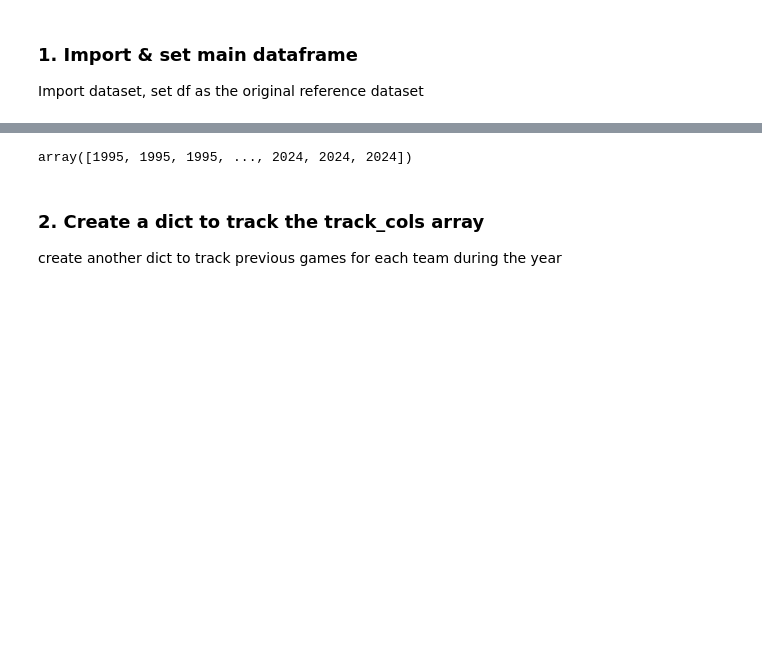
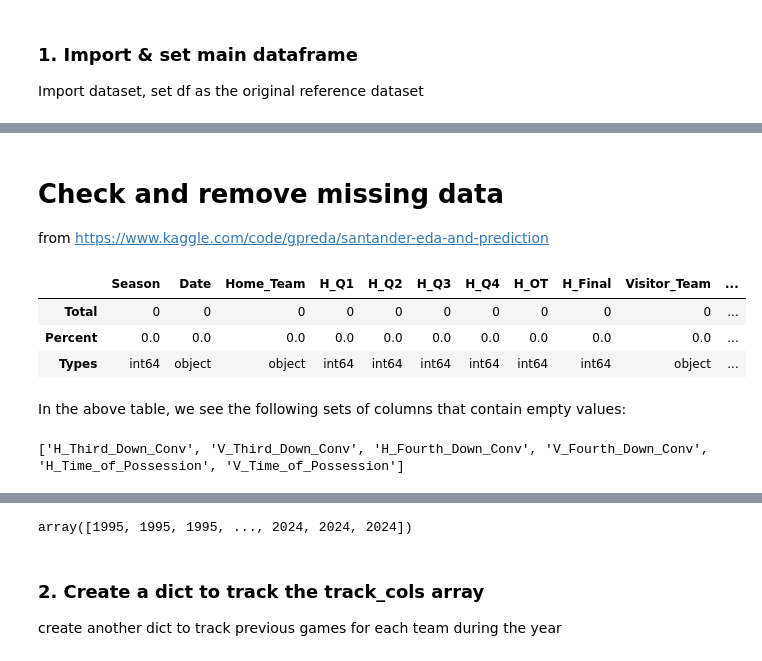
Before and after one commit to forbesjon2/NFL, a Jupyter notebook: SidingWindowNFL.ipynb, the cells around one changed output, grey strips where cells are left out. Saved outputs shown, nothing was run; the diff lists cells and outputs as text; code cells hidden in the pictures; blank space fills up the shorter version.

Commit message:
Continued feature selection & EDA
Created meta columns, reformatted unused columns, etc

```diff
--- a/SidingWindowNFL.ipynb
+++ b/SidingWindowNFL.ipynb
@@ -250,2 +281,32 @@ H_Won float64
 H_Final_Allowed int64
 V_Final_Allowed int64
+# %% [markdown]
+# Check and remove missing data
+from https://www.kaggle.com/code/gpreda/santander-eda-and-prediction
+# %%
+def missing_data(data):
+    total = data.isnull().sum()
+    percent = (data.isnull().sum()/data.isnull().count()*100)
+    tt = pd.concat([total, percent], axis=1, keys=['Total', 'Percent'])
+    types = []
+    for col in data.columns:
+        dtype = str(data[col].dtype)
+        types.append(dtype)
+    tt['Types'] = types
+    return(np.transpose(tt))
+# %%
+pd.set_option('display.max_columns', None)
+df.dropna()
+missing_data(df)
+# %% [output]
+|  | Season | Date | Home_Team | H_Q1 | H_Q2 | H_Q3 | H_Q4 | H_OT | H_Final | Visitor_Team | ... |
+| Total | 0 | 0 | 0 | 0 | 0 | 0 | 0 | 0 | 0 | 0 | ... |
+| Percent | 0.0 | 0.0 | 0.0 | 0.0 | 0.0 | 0.0 | 0.0 | 0.0 | 0.0 | 0.0 | ... |
+| Types | int64 | object | object | int64 | int64 | int64 | int64 | int64 | int64 | object | ... |
+# %% [markdown]
+In the above table, we see the following sets of columns that contain empty values:
+# %%
+columns_with_empty_values = df.columns[df.isnull().sum() > 0].tolist()
+print(columns_with_empty_values)
+# %% [output]
+['H_Third_Down_Conv', 'V_Third_Down_Conv', 'H_Fourth_Down_Conv', 'V_Fourth_Down_Conv', 'H_Time_of_Possession', 'V_Time_of_Possession']
```
Also changed, not shown: parts of 15 cells of this notebook, 2 other files.
